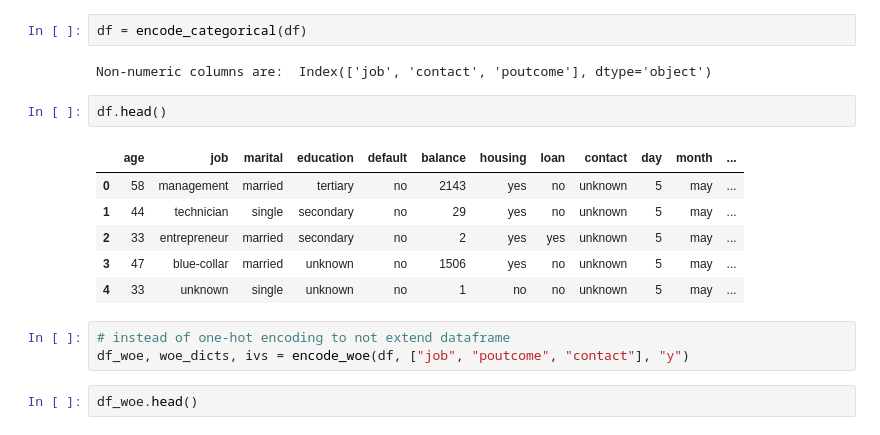
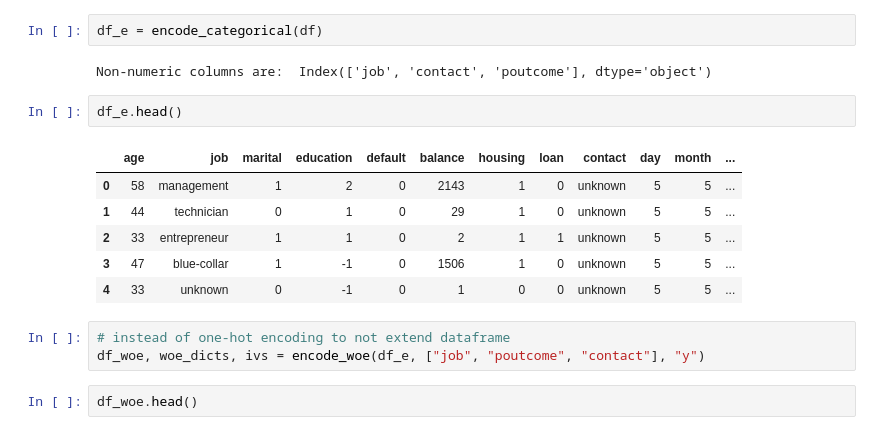
Before and after one commit to wojo501/clustering-ML, a Jupyter notebook: preprcessing.ipynb, the cells around one changed output. Drawn from its saved outputs; the diff is of its cells as text.

```diff
--- a/preprcessing.ipynb
+++ b/preprcessing.ipynb
@@ -118,21 +124,21 @@ def scaling(df, scaler=StandardScaler()):
     df_scaled = pd.DataFrame(X_scaled, columns=df.columns)
     return df_scaled, scaler
 # %%
-df = encode_categorical(df)
+df_e = encode_categorical(df)
 # %% [output]
 Non-numeric columns are:  Index(['job', 'contact', 'poutcome'], dtype='object')
 # %%
-df.head()
+df_e.head()
 # %% [output]
 |  | age | job | marital | education | default | balance | housing | loan | contact | day | month | ... |
-| 0 | 58 | management | married | tertiary | no | 2143 | yes | no | unknown | 5 | may | ... |
-| 1 | 44 | technician | single | secondary | no | 29 | yes | no | unknown | 5 | may | ... |
-| 2 | 33 | entrepreneur | married | secondary | no | 2 | yes | yes | unknown | 5 | may | ... |
-| 3 | 47 | blue-collar | married | unknown | no | 1506 | yes | no | unknown | 5 | may | ... |
-| 4 | 33 | unknown | single | unknown | no | 1 | no | no | unknown | 5 | may | ... |
+| 0 | 58 | management | 1 | 2 | 0 | 2143 | 1 | 0 | unknown | 5 | 5 | ... |
+| 1 | 44 | technician | 0 | 1 | 0 | 29 | 1 | 0 | unknown | 5 | 5 | ... |
+| 2 | 33 | entrepreneur | 1 | 1 | 0 | 2 | 1 | 1 | unknown | 5 | 5 | ... |
+| 3 | 47 | blue-collar | 1 | -1 | 0 | 1506 | 1 | 0 | unknown | 5 | 5 | ... |
+| 4 | 33 | unknown | 0 | -1 | 0 | 1 | 0 | 0 | unknown | 5 | 5 | ... |
 # %%
 # instead of one-hot encoding to not extend dataframe
-df_woe, woe_dicts, ivs = encode_woe(df, ["job", "poutcome", "contact"], "y")
+df_woe, woe_dicts, ivs = encode_woe(df_e, ["job", "poutcome", "contact"], "y")
 # %%
 df_woe.head()
 # %% [output]
```
Also changed, not shown: parts of 38 cells of this notebook.
